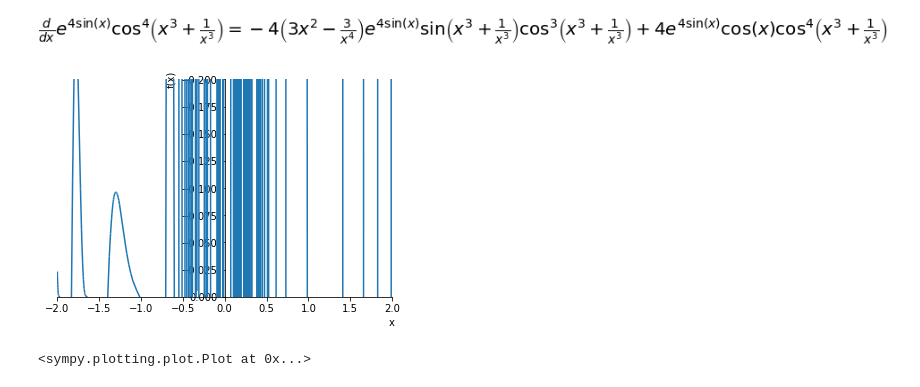
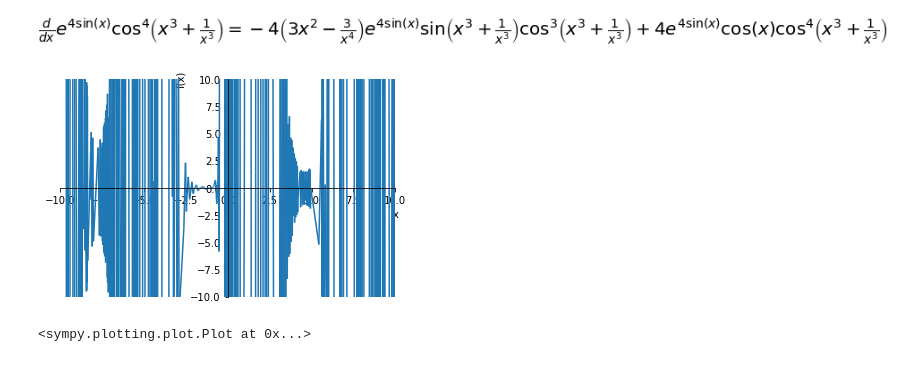
Before and after one commit to xdanger/notebooks, a Jupyter notebook: Mathematics/Essence of Caculus.ipynb, the cells around one changed output. Drawn from its saved outputs; the diff is of its cells as text; code cells hidden in the pictures.

```diff
--- a/Mathematics/Essence of Caculus.ipynb
+++ b/Mathematics/Essence of Caculus.ipynb
@@ -199,8 +199,9 @@ expr7 = Derivative((exp(1)**sin(x) * cos(1/x**3 + x**3))**4)
 relational.Eq(expr7, expr7.doit())
 # %% [output]
 [figure]
-# %%
-plot(expr7.doit(), (x, -2, 2), ylim=(0, -0.2))
-# %% [output]
-[figure, removed]
-<sympy.plotting.plot.Plot at 0x...>
+# %%
+mp.dps = 100
+plot(expr7.doit(), (x, -10, 10), ylim=(-10, 10))
+# %% [output]
+[figure, added]
+<sympy.plotting.plot.Plot at 0x...>
```
Also changed, not shown: parts of 1 cell of this notebook.
